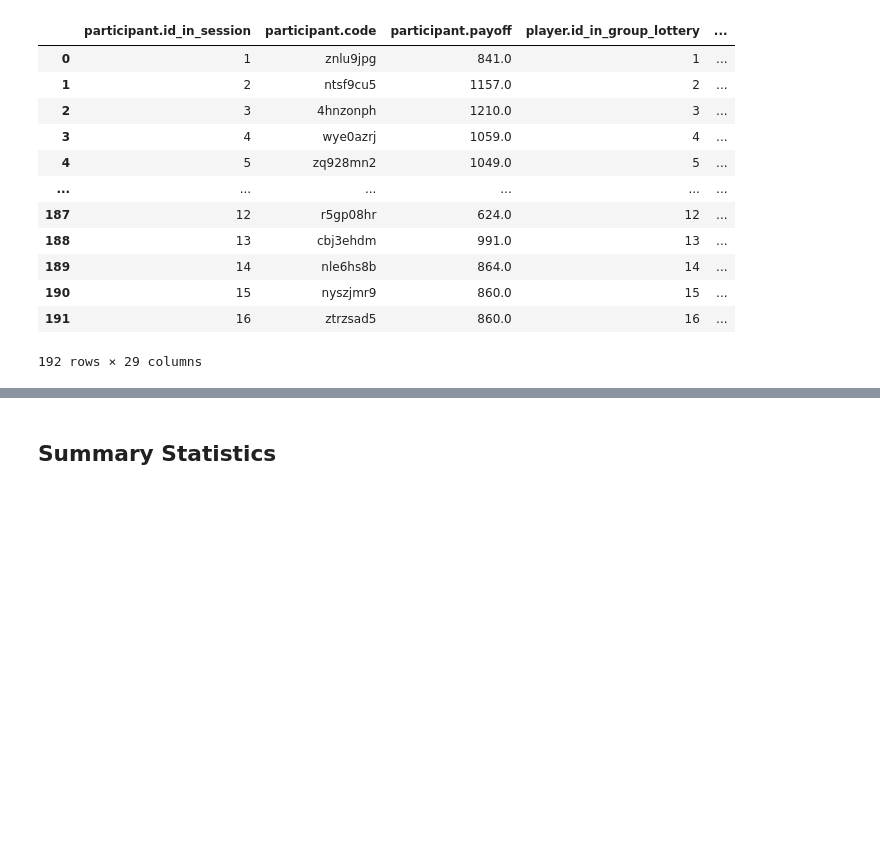
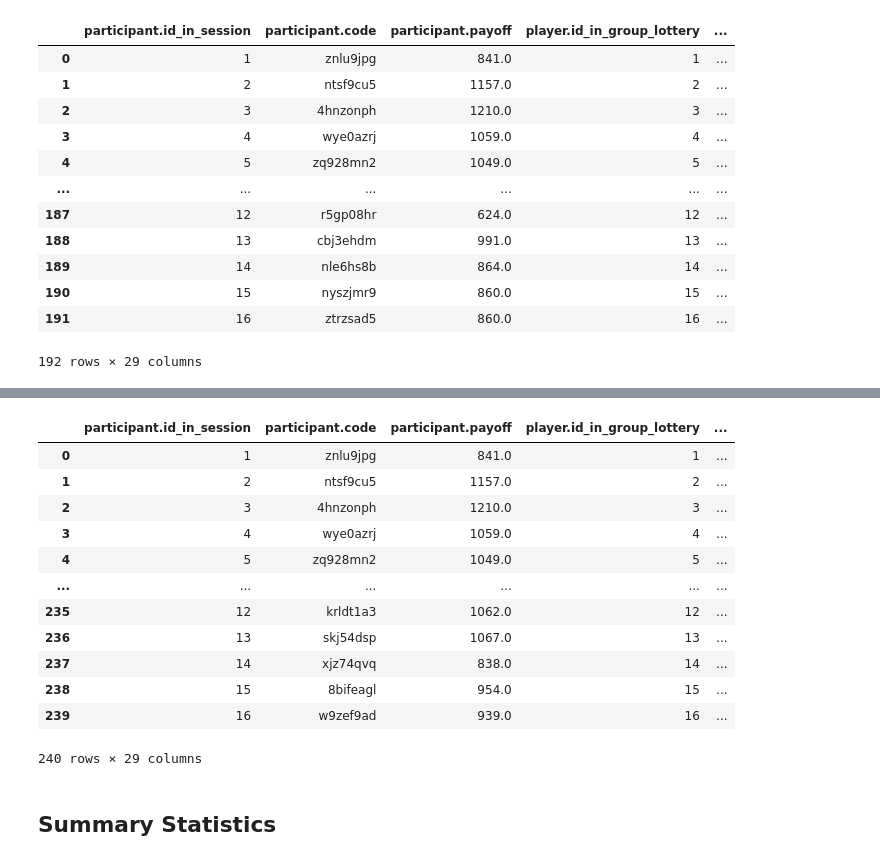
Before and after one commit to AaronSVMB/DA_4_MGPGG, a Jupyter notebook: src/Risk Preference/zrisk_preference_da.ipynb, the cells around one changed output, grey strips where cells are left out. Saved outputs shown, nothing was run; the diff lists cells and outputs as text; code cells hidden in the pictures; blank space fills up the shorter version.

```diff
--- a/src/Risk Preference/zrisk_preference_da.ipynb
+++ b/src/Risk Preference/zrisk_preference_da.ipynb
@@ -29 +55,17 @@ risk_preference_one_click_data
+# %%
+risk_preference_one_click_data_all
+# %% [output]
+|  | participant.id_in_session | participant.code | participant.payoff | player.id_in_group_lottery | ... |
+| 0 | 1 | znlu9jpg | 841.0 | 1 | ... |
+| 1 | 2 | ntsf9cu5 | 1157.0 | 2 | ... |
+| 2 | 3 | 4hnzonph | 1210.0 | 3 | ... |
+| 3 | 4 | wye0azrj | 1059.0 | 4 | ... |
+| 4 | 5 | zq928mn2 | 1049.0 | 5 | ... |
+| ... | ... | ... | ... | ... | ... |
+| 235 | 12 | krldt1a3 | 1062.0 | 12 | ... |
+| 236 | 13 | skj54dsp | 1067.0 | 13 | ... |
+| 237 | 14 | xjz74qvq | 838.0 | 14 | ... |
+| 238 | 15 | 8bifeagl | 954.0 | 15 | ... |
+| 239 | 16 | w9zef9ad | 939.0 | 16 | ... |
+240 rows × 29 columns
 # %%
```
Also changed, not shown: parts of 6 cells of this notebook, 4 other files.
